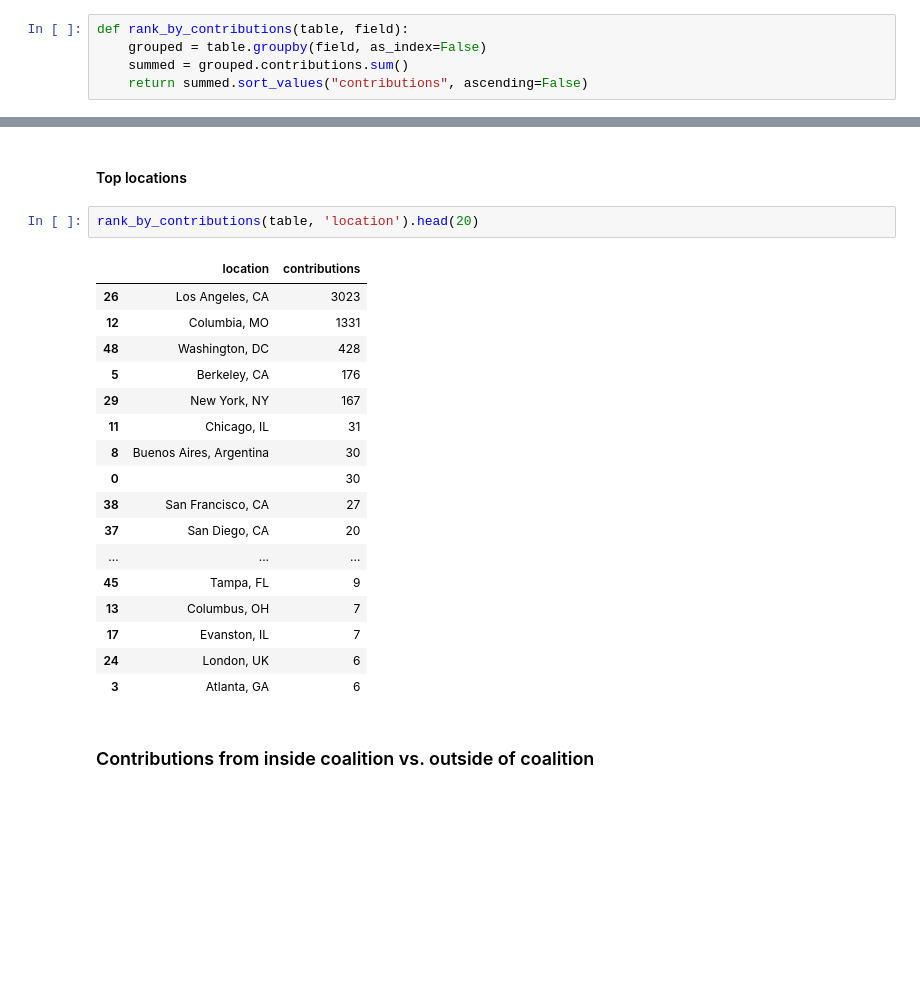
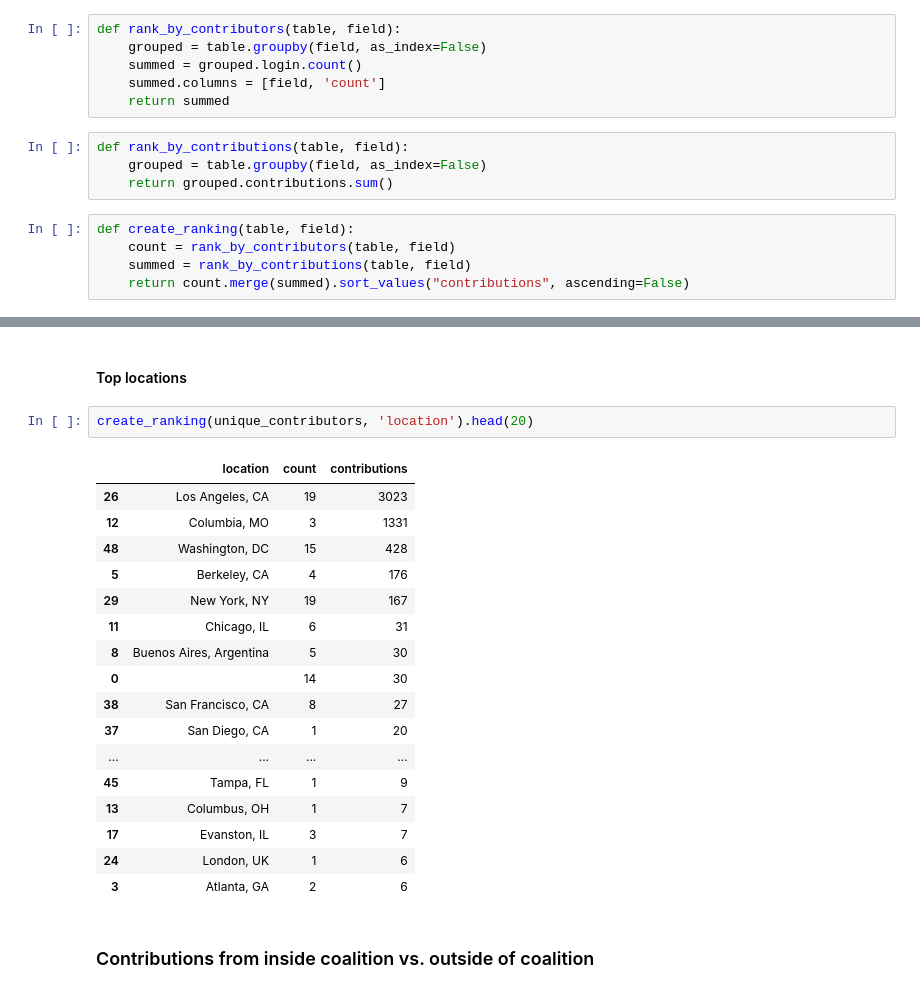
Before and after one commit to palewire/python-calaccess-notebooks, a Jupyter notebook: project-management/contributors.ipynb, the cells around one changed output, grey strips where cells are left out. Cells and saved outputs as stored; diff of their text form; blank space fills up the shorter version.

```diff
--- a/project-management/contributors.ipynb
+++ b/project-management/contributors.ipynb
@@ -226,11 +226,21 @@ array([[<matplotlib.axes._subplots.AxesSubplot object at 0x...>]], dtype=object)
 [figure]
 # %% [markdown]
 ### Contributions rankings
+# %%
+def rank_by_contributors(table, field):
+    grouped = table.groupby(field, as_index=False)
+    summed = grouped.login.count()
+    summed.columns = [field, 'count']
+    return summed
 # %%
 def rank_by_contributions(table, field):
     grouped = table.groupby(field, as_index=False)
-    summed = grouped.contributions.sum()
-    return summed.sort_values("contributions", ascending=False)
+    return grouped.contributions.sum()
+# %%
+def create_ranking(table, field):
+    count = rank_by_contributors(table, field)
+    summed = rank_by_contributions(table, field)
+    return count.merge(summed).sort_values("contributions", ascending=False)
 # %% [markdown]
 #### Top repositories
 # %%
@@ -296,25 +306,25 @@ rank_by_contributions(table, 'company').head(20)
 # %% [markdown]
 #### Top locations
 # %%
-rank_by_contributions(table, 'location').head(20)
+create_ranking(unique_contributors, 'location').head(20)
 # %% [output]
-|  | location | contributions |
-| 26 | Los Angeles, CA | 3023 |
-| 12 | Columbia, MO | 1331 |
-| 48 | Washington, DC | 428 |
-| 5 | Berkeley, CA | 176 |
-| 29 | New York, NY | 167 |
-| 11 | Chicago, IL | 31 |
-| 8 | Buenos Aires, Argentina | 30 |
-| 0 |  | 30 |
-| 38 | San Francisco, CA | 27 |
-| 37 | San Diego, CA | 20 |
-| ... | ... | ... |
-| 45 | Tampa, FL | 9 |
-| 13 | Columbus, OH | 7 |
-| 17 | Evanston, IL | 7 |
-| 24 | London, UK | 6 |
-| 3 | Atlanta, GA | 6 |
+|  | location | count | contributions |
+| 26 | Los Angeles, CA | 19 | 3023 |
+| 12 | Columbia, MO | 3 | 1331 |
+| 48 | Washington, DC | 15 | 428 |
+| 5 | Berkeley, CA | 4 | 176 |
+| 29 | New York, NY | 19 | 167 |
+| 11 | Chicago, IL | 6 | 31 |
+| 8 | Buenos Aires, Argentina | 5 | 30 |
+| 0 |  | 14 | 30 |
+| 38 | San Francisco, CA | 8 | 27 |
+| 37 | San Diego, CA | 1 | 20 |
+| ... | ... | ... | ... |
+| 45 | Tampa, FL | 1 | 9 |
+| 13 | Columbus, OH | 1 | 7 |
+| 17 | Evanston, IL | 3 | 7 |
+| 24 | London, UK | 1 | 6 |
+| 3 | Atlanta, GA | 2 | 6 |
 # %% [markdown]
 ### Contributions from inside coalition vs. outside of coalition
 # %%
```
Also changed, not shown: parts of 3 cells of this notebook.
